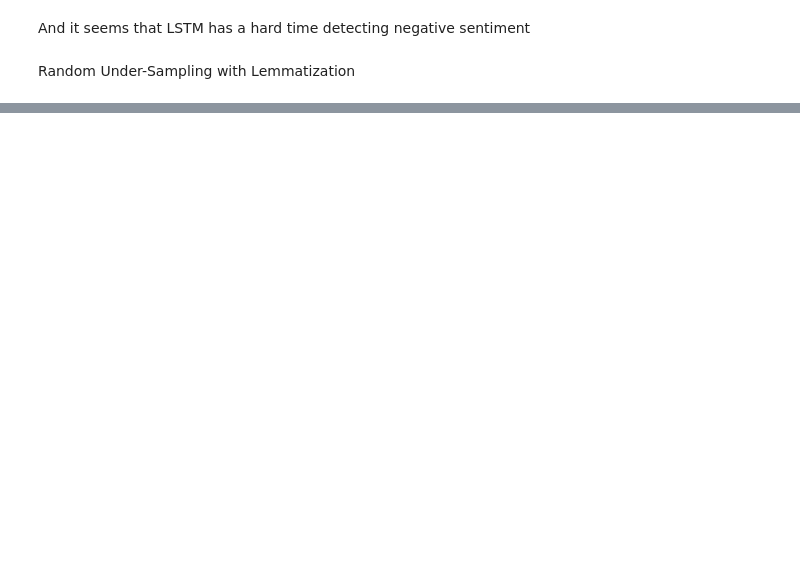
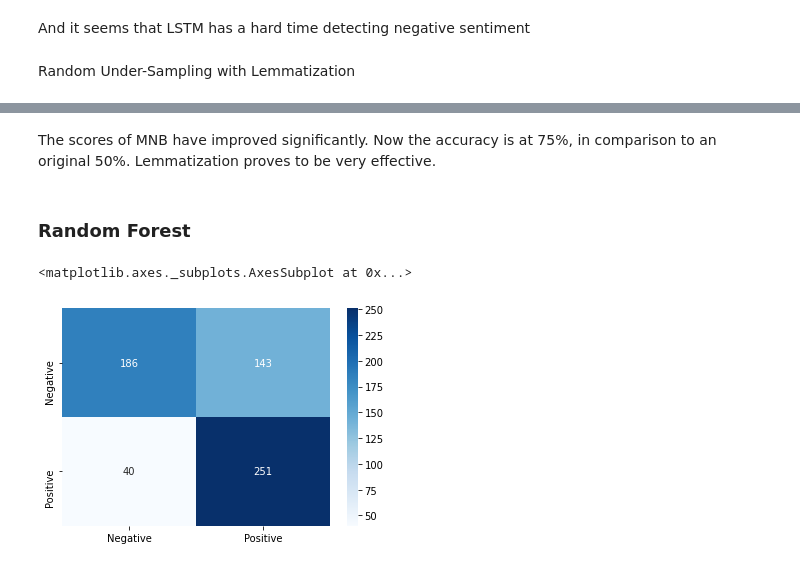
Before and after one commit to Hadryan/Amazon-Musical-Instrument-Sentiment-Analysis, a Jupyter notebook: Results.ipynb, the cells around one changed output, grey strips where cells are left out. Saved outputs shown, nothing was run; the diff lists cells and outputs as text; code cells hidden in the pictures; blank space fills up the shorter version.

```diff
--- a/Results.ipynb
+++ b/Results.ipynb
@@ -234,0 +253,15 @@ Random Under-Sampling with Lemmatization
+# %% [markdown]
+The scores of MNB have improved significantly. Now the accuracy is at 75%, in comparison to an original 50%. Lemmatization proves to be very effective.
+# %% [markdown]
+### Random Forest
+# %%
+sns.heatmap(results_dict_lemma['rf']['acc'],
+            cmap='Blues',
+            cbar='False',
+            annot=True,
+            fmt='g',
+            xticklabels=['Negative', 'Positive'],
+            yticklabels=['Negative', 'Positive'])
+# %% [output]
+<matplotlib.axes._subplots.AxesSubplot at 0x...>
+[figure, added]
```
Also changed, not shown: parts of 23 cells of this notebook, 26 other files.
